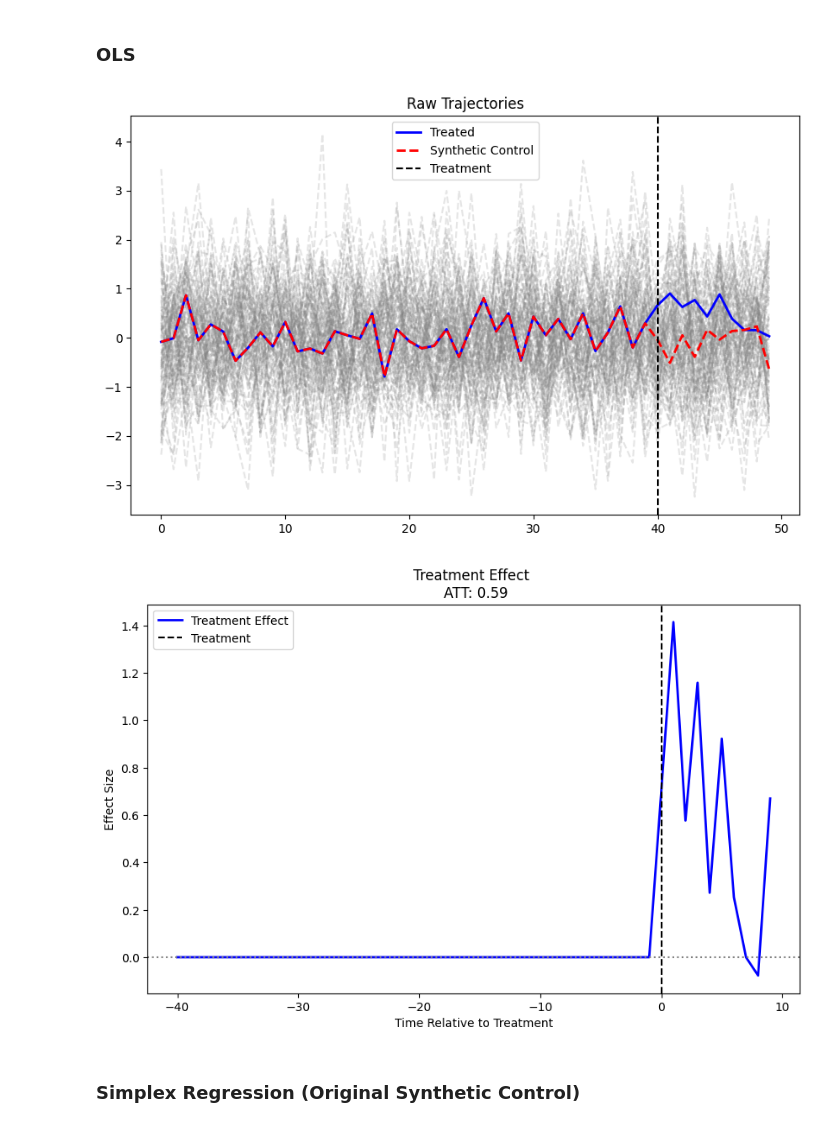
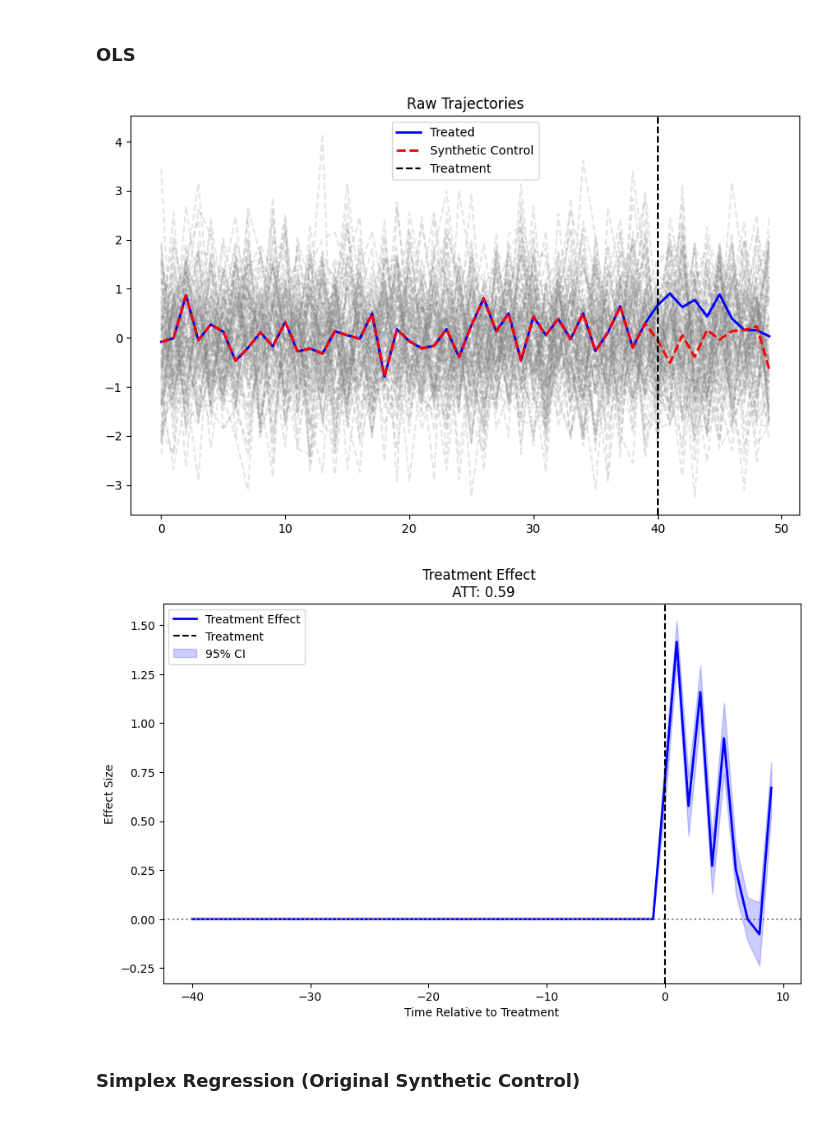
Before and after one commit to s3alfisc/synthlearners, a Jupyter notebook: notebooks/demo.ipynb, the cells around one changed output. Saved outputs shown, nothing was run; the diff lists cells and outputs as text; code cells hidden in the pictures.

```diff
--- a/notebooks/demo.ipynb
+++ b/notebooks/demo.ipynb
@@ -54,15 +64,20 @@ plt.show()
 ### OLS
 # %%
 synth = Synth(method="linear", n_jobs=8)
-results = synth.fit(Y, treated_units, config.T_pre)
+results = synth.fit(
+    Y,
+    treated_units,
+    config.T_pre,
+    compute_jackknife=True,
+)
 # Plot raw data
 synth.plot(results, Y, treated_units, config.T_pre, mode="raw")
 plt.show()
 synth.plot(results, Y, treated_units, config.T_pre, mode="effect", show_ci=True)
 plt.show()
 # %% [output]
 [figure]
-[figure, old version]
+[figure, new version]
 # %% [markdown]
 ### Simplex Regression (Original Synthetic Control)
 # %%
```
Also changed, not shown: parts of 5 cells of this notebook.
